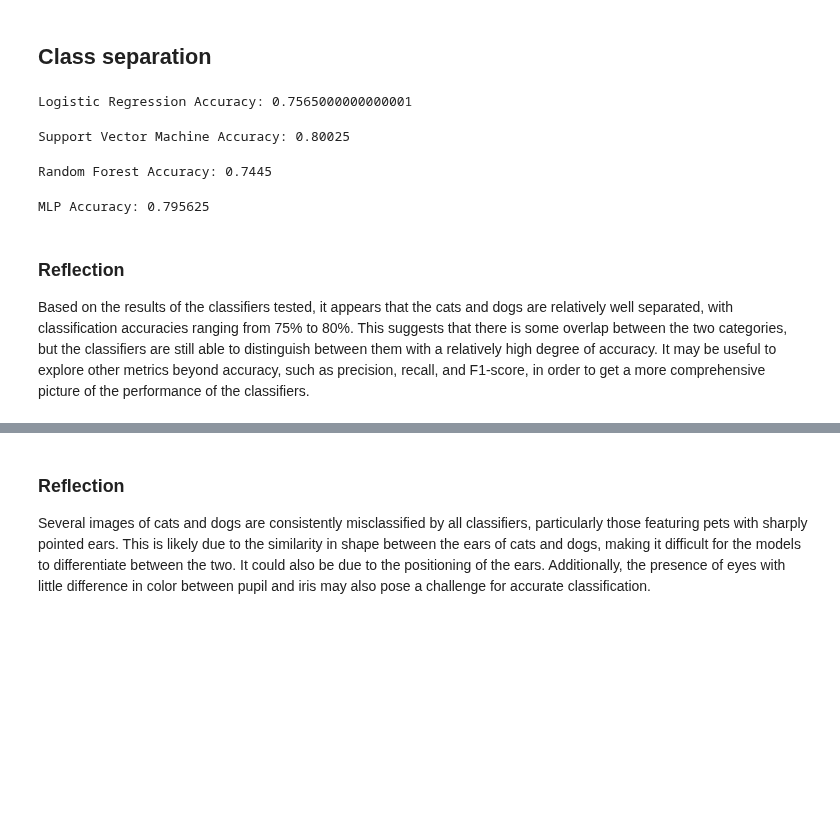
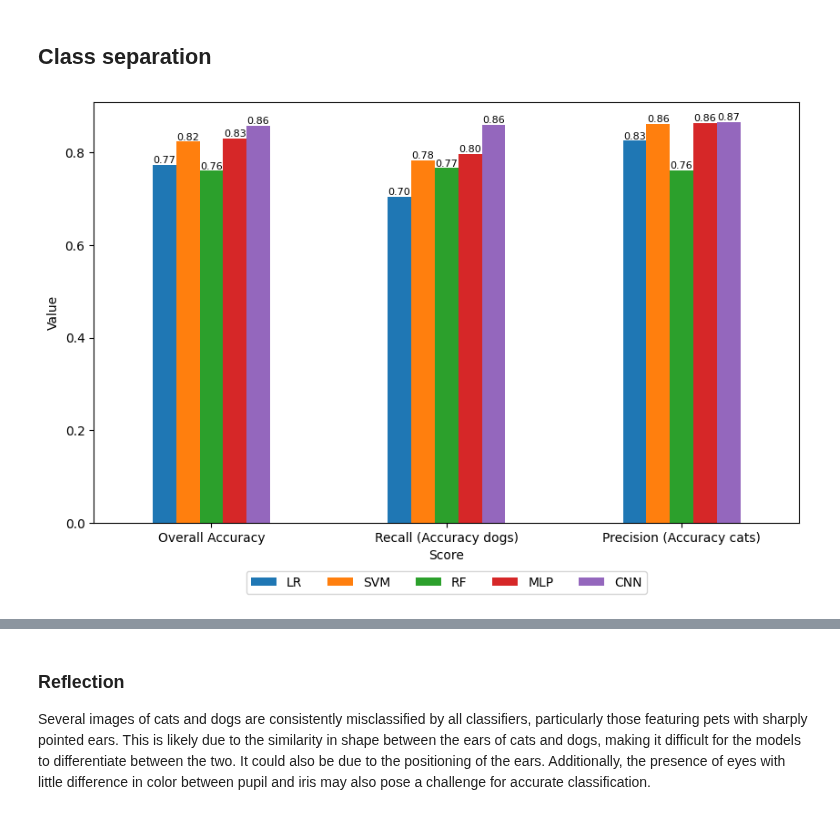
Before and after one commit to maximiliann97/Big-data-MVE441, a Jupyter notebook: Project2_catsndogs.ipynb, the cells around one changed output, grey strips where cells are left out. Saved outputs shown, nothing was run; the diff lists cells and outputs as text; code cells hidden in the pictures; blank space fills up the shorter version.

```diff
--- a/Project2_catsndogs.ipynb
+++ b/Project2_catsndogs.ipynb
@@ -84,3 +84,6 @@ mlp = make_pipeline(
     StandardScaler(),
     MLPClassifier(hidden_layer_sizes=(100,))
 )
+
+clfs = [lr, svm, rf, mlp]
+clfs_name = ['LR', 'SVM', 'RF', 'MLP', 'CNN']
@@ -113,13 +89,0 @@ def prediction(classifier, name, iterations, data, removing_percentages=None):
-# %%
-classifiers = {'Logistic Regression': lr, 'Support Vector Machine': svm, 'Random Forest': rf, 'MLP': mlp}
-iterations = 200
-for name, classifier in classifiers.items():
-    prediction(classifier, name, iterations, CATSnDOGS)
-# %% [output]
-Logistic Regression Accuracy: 0.7565000000000001
-Support Vector Machine Accuracy: 0.80025
-Random Forest Accuracy: 0.7445
-MLP Accuracy: 0.795625
-# %% [markdown]
-### Reflection
-Based on the results of the classifiers tested, it appears that the cats and dogs are relatively well separated, with classification accuracies ranging from 75% to 80%. This suggests that there is some overlap between the two categories, but the classifiers are still able to distinguish between them with a relatively high degree of accuracy. It may be useful to explore other metrics beyond accuracy, such as precision, recall, and F1-score, in order to get a more comprehensive picture of the performance of the classifiers.
@@ -125,0 +106,36 @@ Based on the results of the classifiers tested, it appears that the cats and dog
+# %%
+accuracy = clf_scores(CATSnDOGS, Labels, clfs, clfs_name, iterations, 'accuracy')
+recall = clf_scores(CATSnDOGS, Labels, clfs, clfs_name, iterations, 'recall')
+precision = clf_scores(CATSnDOGS, Labels, clfs, clfs_name, iterations, 'precision')
+
+## Add convolutional networks score
+accuracy['CNN'] = 0.8579
+recall['CNN'] = 0.8594
+precision['CNN'] = 0.8660
+# %%
+import pandas as pd
+import matplotlib.pyplot as plt
+
+def barplot(score_values, score_names):
+    df = pd.DataFrame(score_values, index=score_names, columns=clfs_name)
+    ax = df.plot.bar(rot=0, figsize=(10,6))
+
+
+    # Add score names below the bars
+    ax.legend(loc='upper center', bbox_to_anchor=(0.5, -0.1), ncol=len(clfs_name))
+    ax.set_xlabel('Score')
+    ax.set_ylabel('Value')
+    ax.set_xticklabels(score_names)
+
+    # Add exact values above the bars
+    for i in ax.containers:
+        ax.bar_label(i, label_type='edge', fmt='%.2f', fontsize=8)
+
+    plt.show()
+
+score_values = [accuracy.values(), recall.values(), precision.values()]
+score_names = ['Overall Accuracy', 'Recall (Accuracy dogs)', 'Precision (Accuracy cats)']
+
+barplot(score_values, score_names)
+# %% [output]
+[figure, added]
```
Also changed, not shown: parts of 70 cells of this notebook.
